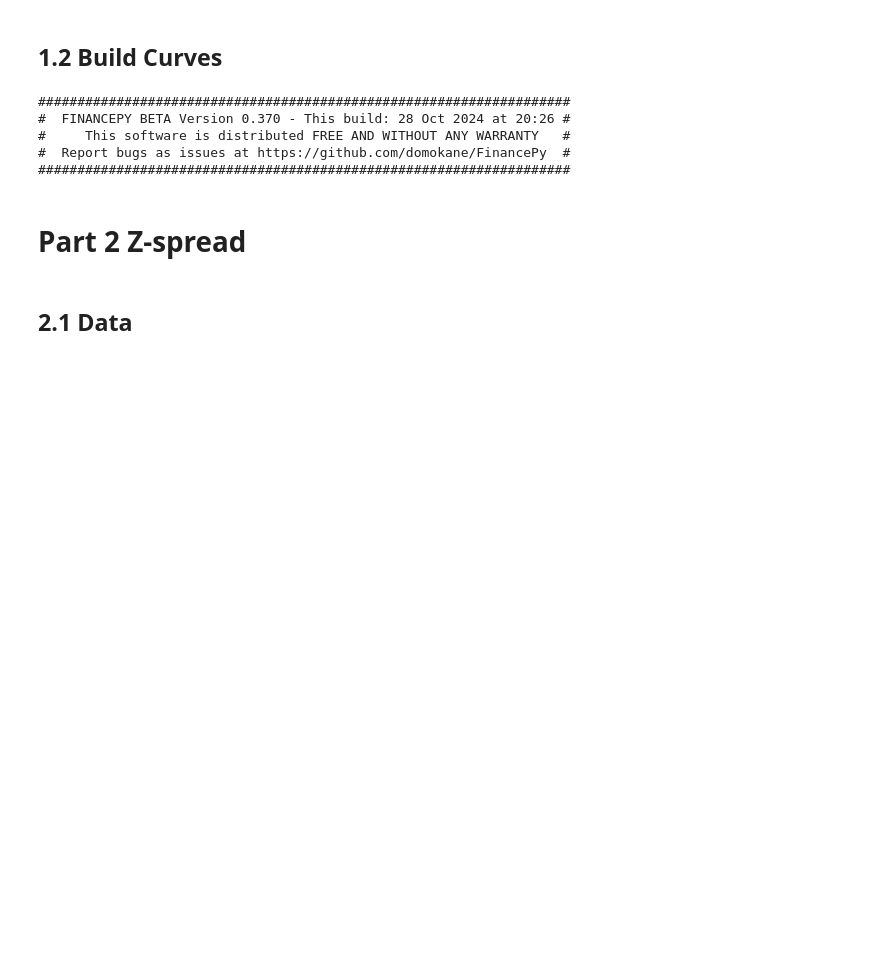
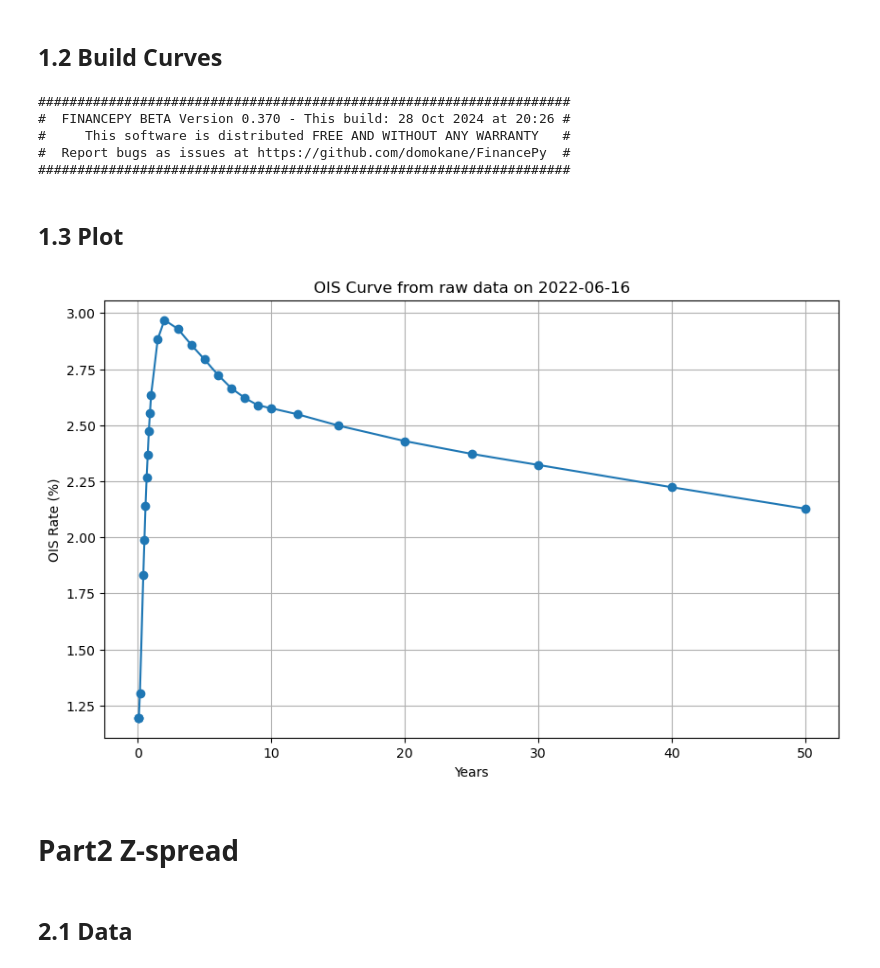
Before and after one commit to Nvvew/Derivative-Pricing, a Jupyter notebook: zspread.ipynb, the cells around one changed output. Drawn from its saved outputs; the diff is of its cells as text; code cells hidden in the pictures; blank space fills up the shorter version.

```diff
--- a/zspread.ipynb
+++ b/zspread.ipynb
@@ -135,7 +138,54 @@ def build_ois_curves(df):
 # %%
 ois_curves = build_ois_curves(ois_df)
+# %% [markdown]
+## 1.3 Plot
+# %%
+import matplotlib.pyplot as plt
+
+# extract the rate row
+row = ois_df.iloc[100]  # first day
+date_str = ois_df.index[100]
+
+# tenor and rate
+tenors = []
+rates = []
+
+for ticker, rate in row.items():
+    if pd.isna(rate):
+        continue
+    tenor_str = ois_dict.get(ticker)
+    if tenor_str is None:
+        continue
+    # turn tenor into year fraction
+    if "W" in tenor_str:
+        years = int(tenor_str.strip("W")) / 52
+    elif "M" in tenor_str:
+        years = int(tenor_str.strip("M")) / 12
+    elif "Y" in tenor_str:
+        years = int(tenor_str.strip("Y"))
+    else:
+        continue
+
+
+    tenors.append(years)
+    rates.append(rate)
+
+# Sort
+tenors, rates = zip(*sorted(zip(tenors, rates)))
+
+# Plot
+plt.figure(figsize=(10, 6))
+plt.plot(tenors, rates, marker='o')
+plt.title(f"OIS Curve from raw data on {date_str.strftime('%Y-%m-%d')}")
+plt.xlabel("Years")
+plt.ylabel("OIS Rate (%)")
+plt.grid(True)
+plt.savefig("ois_curve.png", dpi=300, bbox_inches='tight')
+plt.show()
+# %% [output]
+[figure, added]
 # %% [markdown]
-# Part 2 Z-spread
+# Part2 Z-spread
 # %% [markdown]
 ## 2.1 Data
 # %%
```
Also changed, not shown: parts of 35 cells of this notebook, 3 other files.
